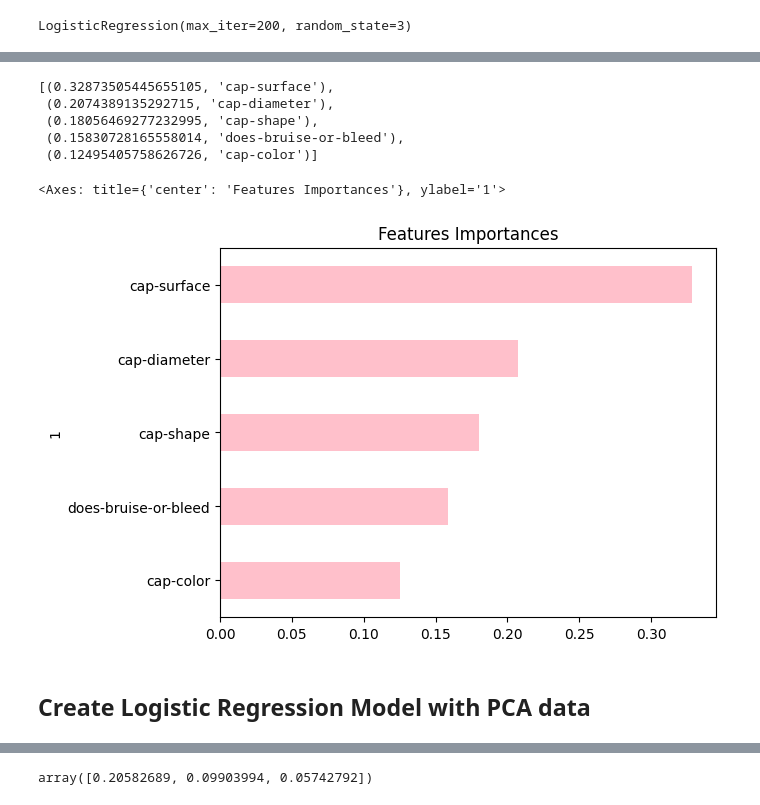
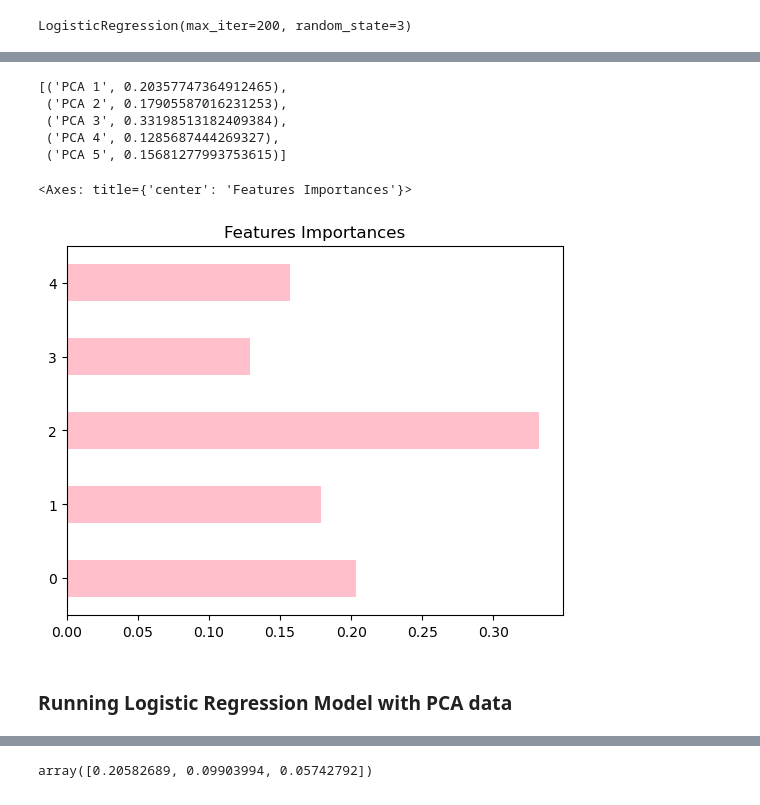
Before and after one commit to ndchian/project-4-group-3, a Jupyter notebook: notebook_colab.ipynb, the cells around one changed output, grey strips where cells are left out. Saved outputs shown, nothing was run; the diff lists cells and outputs as text; code cells hidden in the pictures.

```diff
--- a/notebook_colab.ipynb
+++ b/notebook_colab.ipynb
@@ -352,26 +349,23 @@ weighted avg       0.99      0.99      0.99      5560
 # Random Forests in sklearn will automatically calculate feature importance
 pca_importances = rf_pca_model.feature_importances_
 # We can sort the features by their importance
-sorted(zip(rf_pca_model.feature_importances_, X.columns), reverse=True)
+sorted(zip([f'PCA {x}' for x in range(1, len(pca_importances) + 1)],
+           rf_pca_model.feature_importances_), reverse=False)
 # %% [output]
-[(0.32873505445655105, 'cap-surface'),
- (0.2074389135292715, 'cap-diameter'),
- (0.18056469277232995, 'cap-shape'),
- (0.15830728165558014, 'does-bruise-or-bleed'),
- (0.12495405758626726, 'cap-color')]
+[('PCA 1', 0.20357747364912465),
+ ('PCA 2', 0.17905587016231253),
+ ('PCA 3', 0.33198513182409384),
+ ('PCA 4', 0.1285687444269327),
+ ('PCA 5', 0.15681277993753615)]
 # %%
 # Visualize the features by importance
-pca_importances_df = pd.DataFrame(sorted(zip(rf_pca_model.feature_importances_, X.columns), reverse=True))
-pca_importances_df.set_index(pca_importances_df[1], inplace=True)
-pca_importances_df.drop(columns=1, inplace=True)
-pca_importances_df.rename(columns={0: 'Feature Importances'}, inplace=True)
-pca_importances_sorted = pca_importances_df.sort_values(by='Feature Importances')
-pca_importances_sorted.plot(kind='barh', color='pink', title= 'Features Importances', legend=False)
+pca_importances_df = pd.DataFrame(rf_pca_model.feature_importances_)
+pca_importances_df.plot(kind='barh', color='pink', title= 'Features Importances', legend=False)
 # %% [output]
-<Axes: title={'center': 'Features Importances'}, ylabel='1'>
+<Axes: title={'center': 'Features Importances'}>
-[figure, old version]
+[figure, new version]
 # %% [markdown]
-## Create Logistic Regression Model with PCA data
+### Running Logistic Regression Model with PCA data
 # %%
 # Instantiate PCA and fit the model
 pca2 = PCA(n_components=3)
```
Also changed, not shown: parts of 18 cells of this notebook.
